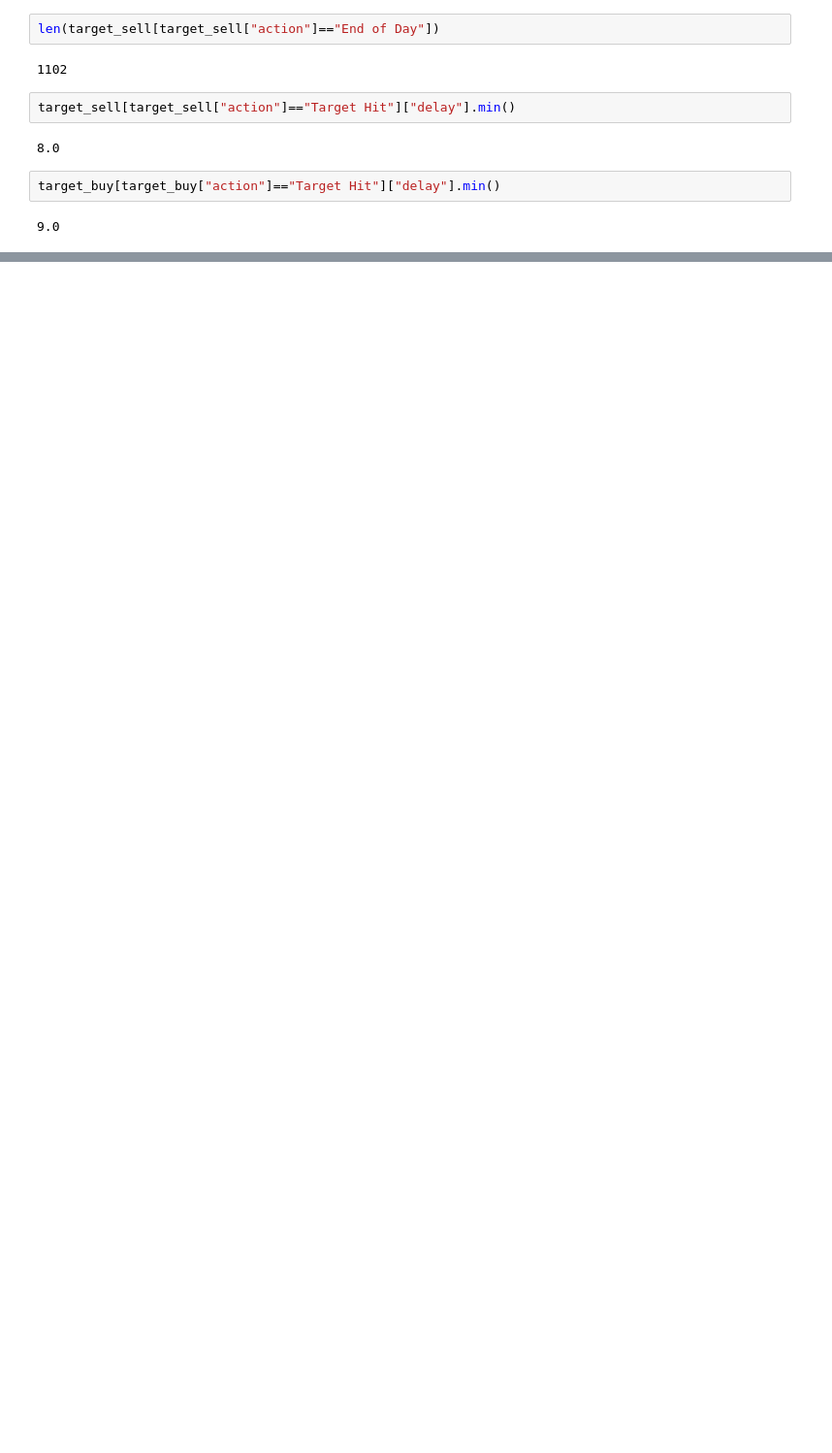
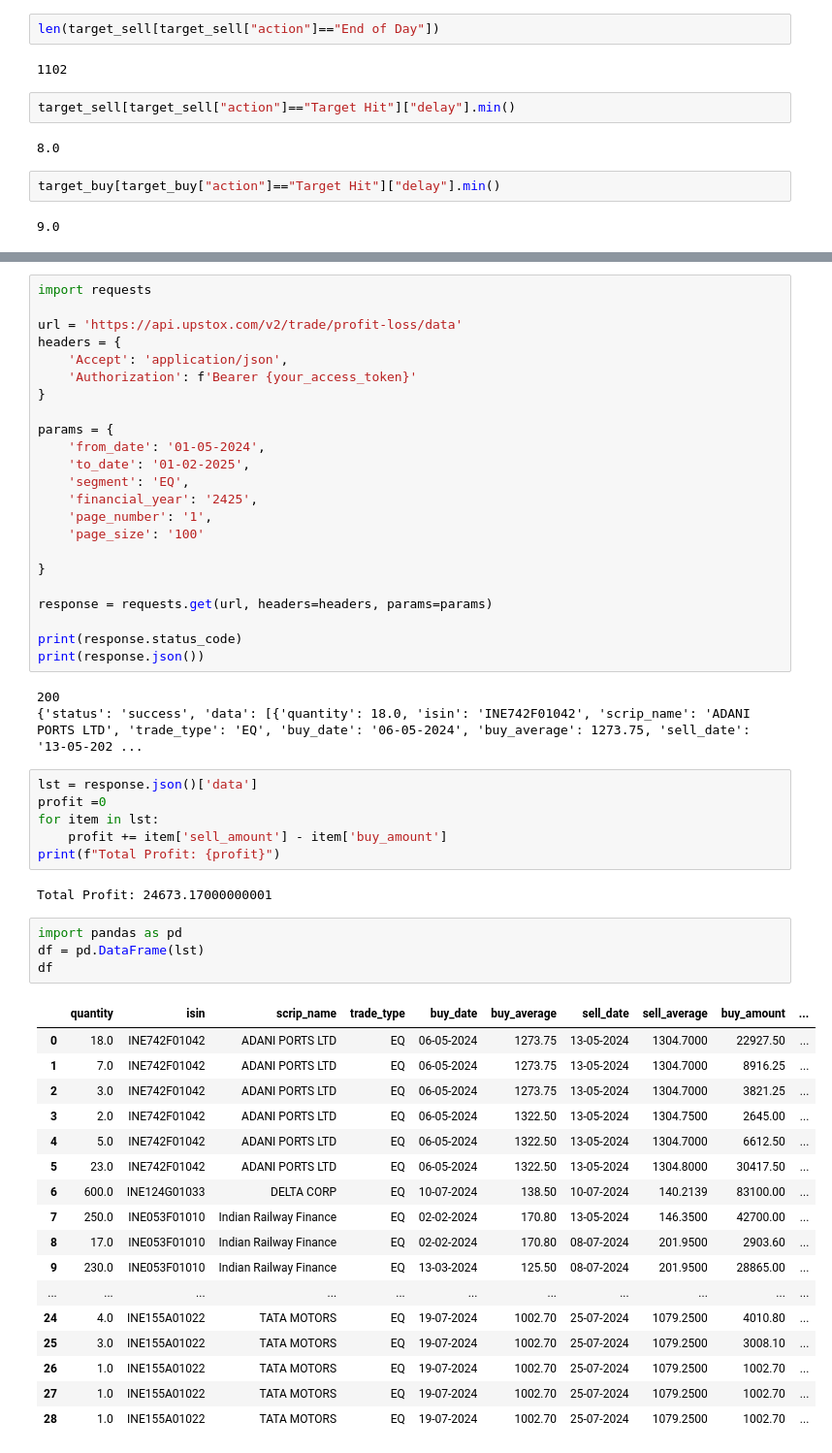
Before and after one commit to srijan0709/Trader, a Jupyter notebook: data_analysis.ipynb, the cells around one changed output, grey strips where cells are left out. Shown at 97% size. Saved outputs shown, nothing was run; the diff lists cells and outputs as text; blank space fills up the shorter version.

Commit message:
added support for real time trading using upstox api

```diff
--- a/data_analysis.ipynb
+++ b/data_analysis.ipynb
@@ -124,0 +204,56 @@ def calculate_optimized_scalping_reward(delay, action_type, success_base_reward=
+# %%
+import requests
+
+url = 'https://api.upstox.com/v2/trade/profit-loss/data'
+headers = {
+    'Accept': 'application/json',
+    'Authorization': f'Bearer {your_access_token}'
+}
+
+params = {
+    'from_date': '01-05-2024',
+    'to_date': '01-02-2025',
+    'segment': 'EQ',
+    'financial_year': '2425',
+    'page_number': '1',
+    'page_size': '100'
+
+}
+
+response = requests.get(url, headers=headers, params=params)
+
+print(response.status_code)
+print(response.json())
+# %% [output]
+200
+{'status': 'success', 'data': [{'quantity': 18.0, 'isin': 'INE742F01042', 'scrip_name': 'ADANI PORTS LTD', 'trade_type': 'EQ', 'buy_date': '06-05-2024', 'buy_average': 1273.75, 'sell_date': '13-05-202 ...
+# %%
+lst = response.json()['data']
+profit =0
+for item in lst:
+    profit += item['sell_amount'] - item['buy_amount']
+print(f"Total Profit: {profit}")
+# %% [output]
+Total Profit: 24673.17000000001
+# %%
+import pandas as pd
+df = pd.DataFrame(lst)
+df
+# %% [output]
+|  | quantity | isin | scrip_name | trade_type | buy_date | buy_average | sell_date | sell_average | buy_amount | ... |
+| 0 | 18.0 | INE742F01042 | ADANI PORTS LTD | EQ | 06-05-2024 | 1273.75 | 13-05-2024 | 1304.7000 | 22927.50 | ... |
+| 1 | 7.0 | INE742F01042 | ADANI PORTS LTD | EQ | 06-05-2024 | 1273.75 | 13-05-2024 | 1304.7000 | 8916.25 | ... |
+| 2 | 3.0 | INE742F01042 | ADANI PORTS LTD | EQ | 06-05-2024 | 1273.75 | 13-05-2024 | 1304.7000 | 3821.25 | ... |
+| 3 | 2.0 | INE742F01042 | ADANI PORTS LTD | EQ | 06-05-2024 | 1322.50 | 13-05-2024 | 1304.7500 | 2645.00 | ... |
+| 4 | 5.0 | INE742F01042 | ADANI PORTS LTD | EQ | 06-05-2024 | 1322.50 | 13-05-2024 | 1304.7000 | 6612.50 | ... |
+| 5 | 23.0 | INE742F01042 | ADANI PORTS LTD | EQ | 06-05-2024 | 1322.50 | 13-05-2024 | 1304.8000 | 30417.50 | ... |
+| 6 | 600.0 | INE124G01033 | DELTA CORP | EQ | 10-07-2024 | 138.50 | 10-07-2024 | 140.2139 | 83100.00 | ... |
+| 7 | 250.0 | INE053F01010 | Indian Railway Finance | EQ | 02-02-2024 | 170.80 | 13-05-2024 | 146.3500 | 42700.00 | ... |
+| 8 | 17.0 | INE053F01010 | Indian Railway Finance | EQ | 02-02-2024 | 170.80 | 08-07-2024 | 201.9500 | 2903.60 | ... |
+| 9 | 230.0 | INE053F01010 | Indian Railway Finance | EQ | 13-03-2024 | 125.50 | 08-07-2024 | 201.9500 | 28865.00 | ... |
+| ... | ... | ... | ... | ... | ... | ... | ... | ... | ... | ... |
+| 24 | 4.0 | INE155A01022 | TATA MOTORS | EQ | 19-07-2024 | 1002.70 | 25-07-2024 | 1079.2500 | 4010.80 | ... |
+| 25 | 3.0 | INE155A01022 | TATA MOTORS | EQ | 19-07-2024 | 1002.70 | 25-07-2024 | 1079.2500 | 3008.10 | ... |
+| 26 | 1.0 | INE155A01022 | TATA MOTORS | EQ | 19-07-2024 | 1002.70 | 25-07-2024 | 1079.2500 | 1002.70 | ... |
+| 27 | 1.0 | INE155A01022 | TATA MOTORS | EQ | 19-07-2024 | 1002.70 | 25-07-2024 | 1079.2500 | 1002.70 | ... |
+| 28 | 1.0 | INE155A01022 | TATA MOTORS | EQ | 19-07-2024 | 1002.70 | 25-07-2024 | 1079.2500 | 1002.70 | ... |
```
Also changed, not shown: parts of 64 cells of this notebook, 10 other files.
